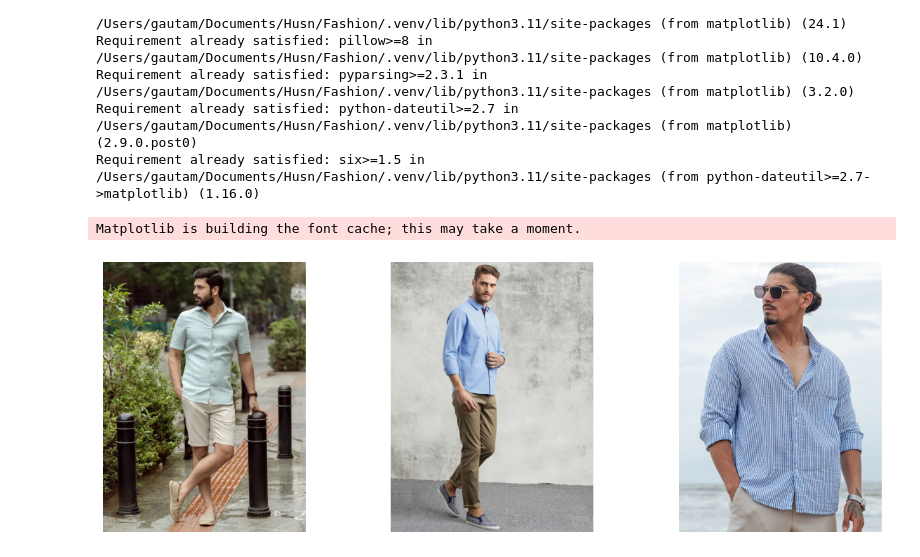
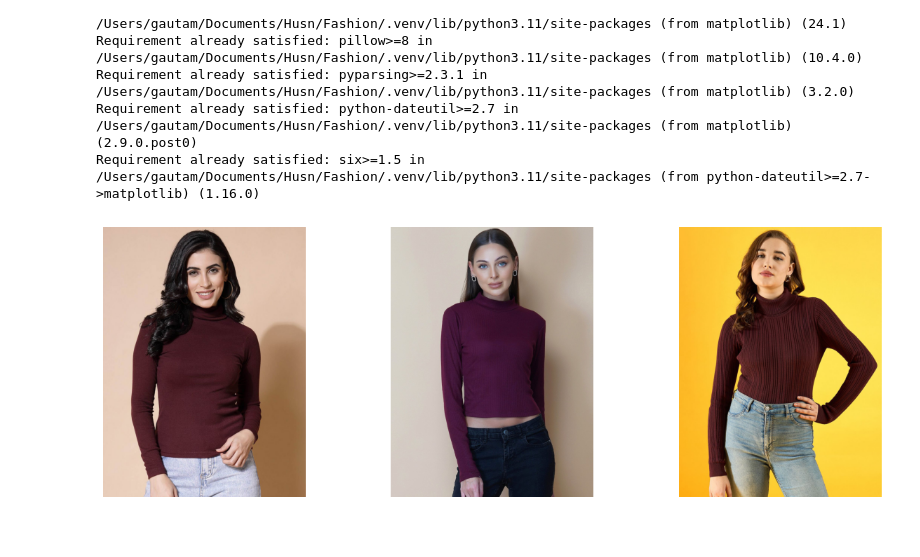
Before and after one commit to husn-app/Fashion, a Jupyter notebook: scripts/demo.ipynb, the cells around one changed output. Saved outputs shown, nothing was run; the diff lists cells and outputs as text; code cells hidden in the pictures.

Commit message:
accel demo with 10 images each person

```diff
--- a/scripts/demo.ipynb
+++ b/scripts/demo.ipynb
@@ -53,14 +58,21 @@ batch_features = torch.load(f"../accel_image_embeddings.pt")
 # %%
 all_similar_indices = []
 for feature in batch_features:
-    similarities, indexes = index.search(feature.unsqueeze(0),  129)
+    similarities, indexes = index.search(feature.unsqueeze(0),  128)
     all_similar_indices.append(indexes[0])
 # %%
-for data in demo_data:
-    for element in data['generated_photos']:
-        file_name = element['url'].split('/')[-1]
-        element['similar_products_indices'] = all_similar_indices[file_name_to_index[file_name]].tolist()
+# for data in demo_data[0]:
+#     for element in data['generated_photos']:
+#         file_name = element['url'].split('/')[-1]
+#         element['similar_products_indices'] = all_similar_indices[file_name_to_index[file_name]].tolist()
+similar_products_dict = {}
+for file_name, id in file_name_to_index.items():
+    similar_products_dict[file_name] = {
+        "generated_image_url": f"{CDN_BASE_URL}{file_name}",
+        "similar_products_indices": all_similar_indices[id].tolist()
+    }
 # %%
+demo_data[0] = similar_products_dict
 with open(DEMO_JSON_PATH, 'w') as f:
     json.dump(demo_data, f, indent=4)
 # %%
@@ -73,0 +80,4 @@ original_img
+# %%
+original_img_key = os.listdir(IMAGES_DIR)[8]
+original_img = Image.open(f"{IMAGES_DIR}/{original_img_key}")
+original_img
@@ -86,30 +98,29 @@ Requirement already satisfied: pyparsing>=2.3.1 in /Users/gautam/Documents/Husn/
 Requirement already satisfied: python-dateutil>=2.7 in /Users/gautam/Documents/Husn/Fashion/.venv/lib/python3.11/site-packages (from matplotlib) (2.9.0.post0)
 Requirement already satisfied: six>=1.5 in /Users/gautam/Documents/Husn/Fashion/.venv/lib/python3.11/site-packages (from python-dateutil>=2.7->matplotlib) (1.16.0)
 # %%
-product_ids = data["similar_products_indices"]
+product_ids = demo_data[0][original_img_key]["similar_products_indices"]
 products = df.iloc[product_ids].to_dict('records')
 urls = [product['primary_image'] for product in products]
 
 import matplotlib.pyplot as plt
 from PIL import Image
 import urllib.request
 from io import BytesIO
 
 # Load the first 3 images from the URLs
 images = []
 for url in urls[:3]:
     with urllib.request.urlopen(url) as response:
         image_data = response.read()
     image = Image.open(BytesIO(image_data))
     images.append(image)
 
 # Plot the images in a single row
 fig, axes = plt.subplots(1, 3, figsize=(15, 5))
 for ax, img in zip(axes, images):
     ax.imshow(img)
     ax.axis('off')  # Hide the axes
 
 plt.show()
 # %% [output]
-Matplotlib is building the font cache; this may take a moment.
-[figure, old version]
+[figure, new version]
```
Also changed, not shown: parts of 9 cells of this notebook, 1 other file.
